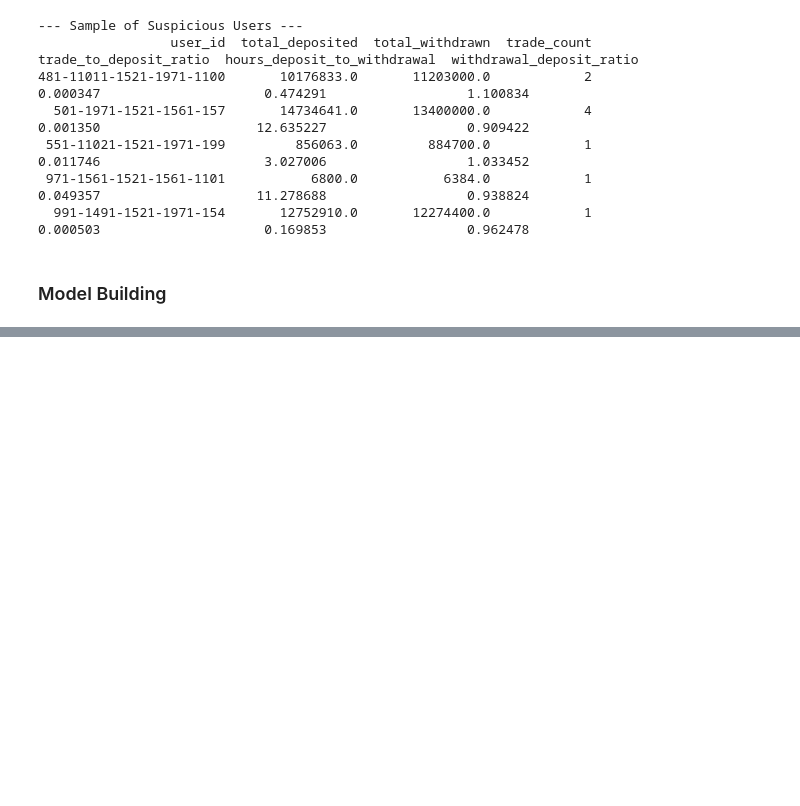
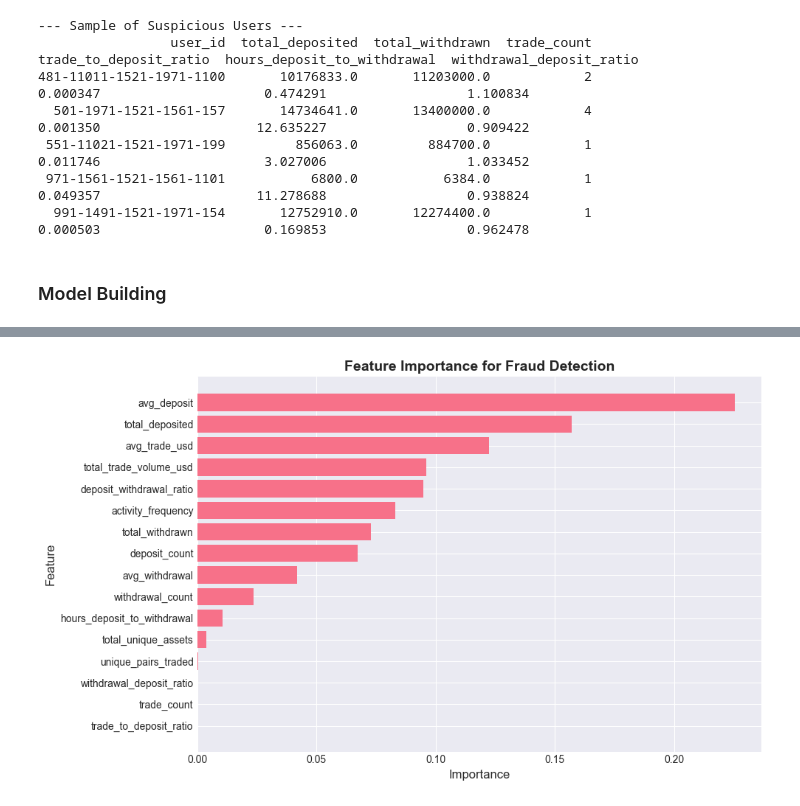
Before and after one commit to Gbolahan43/fraud-detection-system, a Jupyter notebook: analysis.ipynb, the cells around one changed output, grey strips where cells are left out. Drawn from its saved outputs; the diff is of its cells as text; code cells hidden in the pictures; blank space fills up the shorter version.

```diff
--- a/analysis.ipynb
+++ b/analysis.ipynb
@@ -477,0 +513,7 @@ print(suspicious_sample.to_string(index=False))
+# %%
+scaler = StandardScaler()
+X_train_scaled = scaler.fit_transform(X_train)
+X_test_scaled = scaler.transform(X_test)
+# %%
+lr = LogisticRegression(class_weight='balanced', random_state=42, max_iter=1000)
+lr.fit(X_train_scaled, y_train)
@@ -477,0 +522,4 @@ print(suspicious_sample.to_string(index=False))
+# %%
+rf = RandomForestClassifier(n_estimators=100, class_weight='balanced',
+                            random_state=42, max_depth=10)
+rf.fit(X_train_scaled, y_train)
@@ -477,0 +605,9 @@ print(suspicious_sample.to_string(index=False))
+# %%
+
+feature_importance = pd.DataFrame({
+    'feature': feature_cols,
+    'importance': rf.feature_importances_
+}).sort_values('importance', ascending=False)
+
+print("\n### Feature Importance (Random Forest)\n")
+print(feature_importance.to_string(index=False))
@@ -477,0 +634,12 @@ print(suspicious_sample.to_string(index=False))
+# %%
+plt.figure(figsize=(10, 6))
+plt.barh(range(len(feature_importance)), feature_importance['importance'])
+plt.yticks(range(len(feature_importance)), feature_importance['feature'])
+plt.xlabel('Importance', fontsize=12)
+plt.ylabel('Feature', fontsize=12)
+plt.title('Feature Importance for Fraud Detection', fontsize=14, fontweight='bold')
+plt.gca().invert_yaxis()
+plt.tight_layout()
+plt.show()
+# %% [output]
+[figure, added]
```
Also changed, not shown: parts of 23 cells of this notebook, 1 other file.
